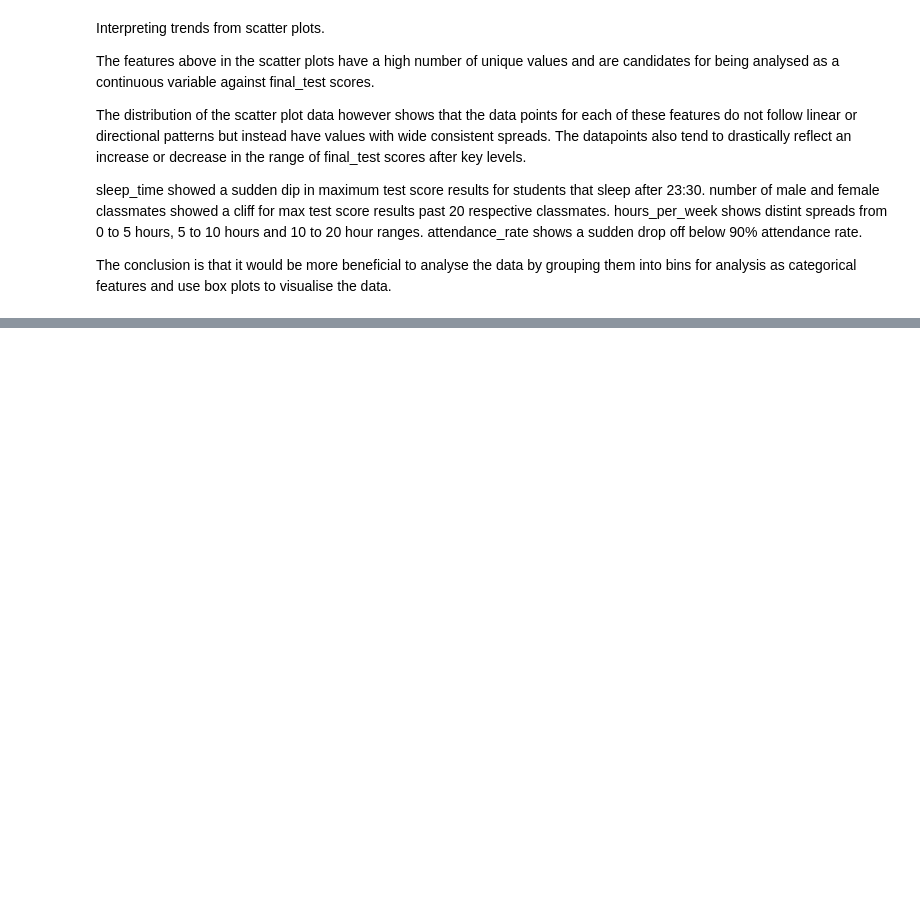
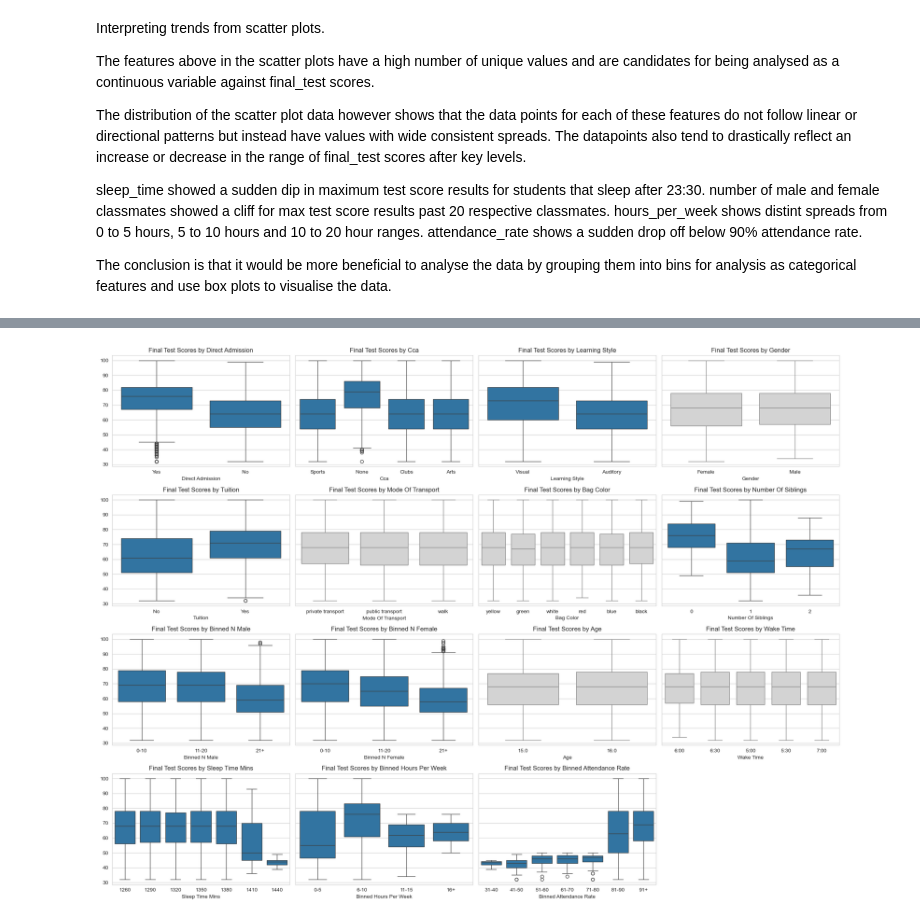
Before and after one commit to weirenong/aiap_mod3_chap7_self_practice, a Jupyter notebook: eda.ipynb, the cells around one changed output, grey strips where cells are left out. Drawn from its saved outputs; the diff is of its cells as text; code cells hidden in the pictures; blank space fills up the shorter version.

```diff
--- a/eda.ipynb
+++ b/eda.ipynb
@@ -542 +464,58 @@ plt.show()
+# %%
+def _plot_boxplot(df, features, axes_col_max=3, figsize_x=15, figsize_y=10):
+    """
+    Draw boxplots of final_test vs. each categorical feature.
+
+    Parameters:
+    - df (pd.DataFrame): cleaned dataset.
+    - features (list of (str, str)): List of (column_name, color) tuples.
+    - axes_col_max (int): Number of columns in the subplot grid.
+    - figsize_x, figsize_y (int): Figure dimensions.
+    """
+    n_features = len(features)
+    n_rows = (n_features + axes_col_max - 1) // axes_col_max
+
+    fig, axes = plt.subplots(n_rows, axes_col_max, figsize=(figsize_x, figsize_y), sharey=True)
+    axes = axes.flatten()  # for easy indexing
+
+    for i, (feature, color) in enumerate(features):
+        sns.boxplot(
+            data=df,
+            x=feature,
+            y="final_test",
+            ax=axes[i],
+            color=color
+        )
+        axes[i].set_title(f"Final Test Scores by {feature.replace('_', ' ').title()}")
+        axes[i].set_xlabel(feature.replace('_', ' ').title())
+        axes[i].set_ylabel("")   # hide middle y-label since y-axis is shared
+
+    # Turn off any unused subplots
+    for j in range(i + 1, len(axes)):
+        axes[j].axis('off')
+
+    plt.tight_layout()
+    plt.show()
+
+# Call the boxplot function
+BOXPLOT_FEATURES = [
+    ("direct_admission", "tab:blue"),
+    ("CCA", "tab:blue"),
+    ("learning_style", "tab:blue"),
+    ("gender", "lightgray"),
+    ("tuition", "tab:blue"),
+    ("mode_of_transport", "lightgray"),
+    ("bag_color", "lightgray"),
+    ("number_of_siblings", "tab:blue"),
+    ("binned_n_male", "tab:blue"),
+    ("binned_n_female", "tab:blue"),
+    ("age", "lightgray"),
+    ("wake_time", "lightgray"),
+    ("sleep_time_mins", "tab:blue"),
+    ("binned_hours_per_week", "tab:blue"),
+    ("binned_attendance_rate", "tab:blue")
+]
+_plot_boxplot(df_cleaned, BOXPLOT_FEATURES, axes_col_max=4, figsize_x=20, figsize_y=15)
+# %% [output]
+[figure, added]
 # %% [markdown]
```
Also changed, not shown: parts of 29 cells of this notebook.
